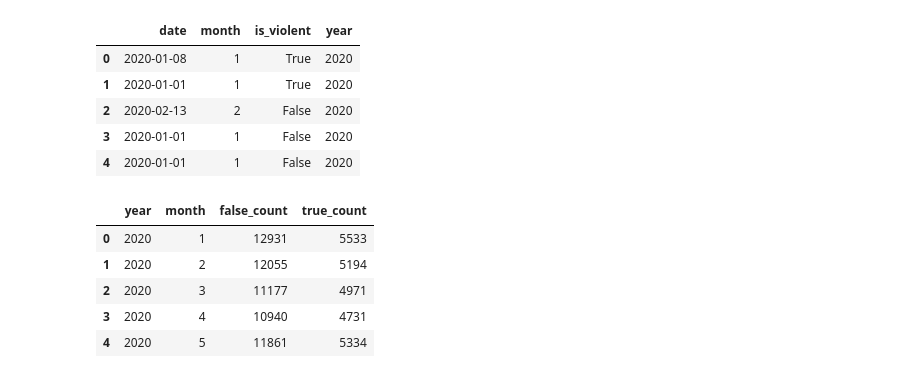
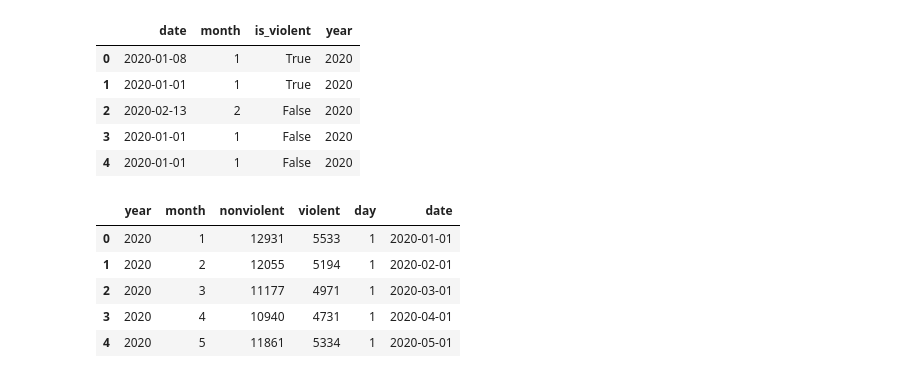
Before and after one commit to Ed-Lovera/AI-PT-Project-1, a Jupyter notebook: Micah/Untitled.ipynb, the cells around one changed output. Cells and saved outputs as stored; diff of their text form; code cells hidden in the pictures.

```diff
--- a/Micah/Untitled.ipynb
+++ b/Micah/Untitled.ipynb
@@ -129,20 +96,25 @@ df.head()
 | 3 | 2020-01-01 | 1 | False | 2020 |
 | 4 | 2020-01-01 | 1 | False | 2020 |
 # %%
+#counting the number of instances within my violent and nonviolent columns
 grouped_df=df.groupby(["year","month","is_violent"]).size().unstack(fill_value=0)
 
-grouped_df.columns=["false_count","true_count"]
+grouped_df.columns=["nonviolent","violent"]
 
 grouped_df.reset_index(inplace=True)
 
 grouped_df.sort_values(["year","month"],ascending=True, inplace = True)
 
+grouped_df["day"]=1
+
+grouped_df["date"]=pd.to_datetime(grouped_df[["year","month","day"]])
+
 grouped_df.head()
 # %% [output]
-|  | year | month | false_count | true_count |
-| 0 | 2020 | 1 | 12931 | 5533 |
-| 1 | 2020 | 2 | 12055 | 5194 |
-| 2 | 2020 | 3 | 11177 | 4971 |
-| 3 | 2020 | 4 | 10940 | 4731 |
-| 4 | 2020 | 5 | 11861 | 5334 |
+|  | year | month | nonviolent | violent | day | date |
+| 0 | 2020 | 1 | 12931 | 5533 | 1 | 2020-01-01 |
+| 1 | 2020 | 2 | 12055 | 5194 | 1 | 2020-02-01 |
+| 2 | 2020 | 3 | 11177 | 4971 | 1 | 2020-03-01 |
+| 3 | 2020 | 4 | 10940 | 4731 | 1 | 2020-04-01 |
+| 4 | 2020 | 5 | 11861 | 5334 | 1 | 2020-05-01 |
 # %%
```
Also changed, not shown: parts of 13 cells of this notebook.
